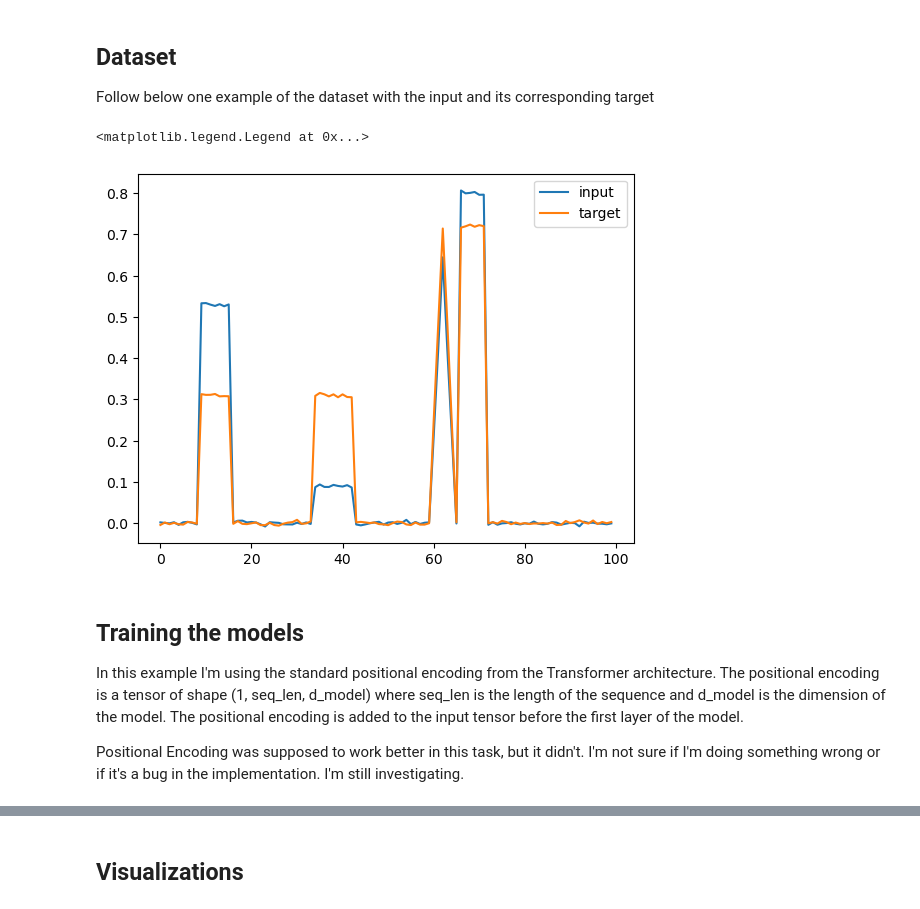
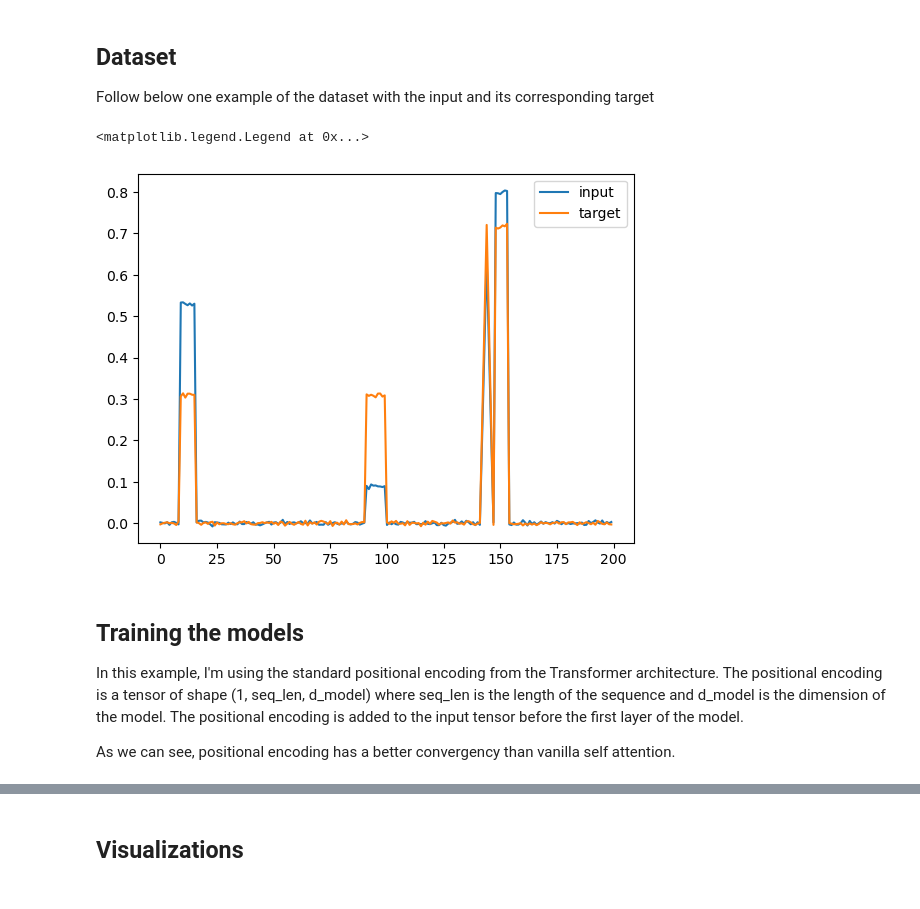
Before and after one commit to tiagofrepereira2012/attention_intuition, a Jupyter notebook: 2.attention_positioning_encoding.ipynb, the cells around one changed output, grey strips where cells are left out. Saved outputs shown, nothing was run; the diff lists cells and outputs as text; code cells hidden in the pictures.

```diff
--- a/2.attention_positioning_encoding.ipynb
+++ b/2.attention_positioning_encoding.ipynb
@@ -17,12 +17,13 @@ import numpy as np
 from dataclasses import dataclass
 import torch
 import torch.nn as nn
+import torch.nn.functional as F
 from torch.utils.data import Dataset
 import matplotlib.pyplot as plt
 
 # Please, set the device according to your setup
 DEVICE = "cuda"
-SIZE = 100
+SIZE = 200
 
 np.random.seed(39)
 
@@ -63,7 +64,7 @@ class ShapeLog:
     height: int
 
 
-def generate_pair(size: int = 100, max_height: int = 50, noise_std: float = 0.3, num_shapes:int = 4, with_pe: bool = False, positional_encoding_fn = positional_encoding):
+def generate_pair(size: int = 100, max_height: int = 50, noise_std: float = 0.3, num_shapes:int = 4, positional_encoding_fn = positional_encoding):
     """
     Generate a pair of images. One with the randomly generated sequence of triangles and/or rectangles
     and the other one with the average hights of the shapes in the first image.
@@ -177,63 +178,62 @@ def generate_pair(size: int = 100, max_height: int = 50, noise_std: float = 0.3,
     input = norm_height(input, max_height)
     target = norm_height(target, max_height)
 
-    if with_pe:
-        # Creating the absolute position encoding
-        pe = positional_encoding_fn(size, 1).T[0]
-        input += pe
-        target += pe
+
+    # Creating the absolute position encoding
+    pe = positional_encoding_fn(size, 1).T[0]
 
 
     input = np.expand_dims(input, axis=0).astype(np.float32)
+    pe = np.expand_dims(pe, axis=0).astype(np.float32)
     target = np.expand_dims(target, axis=0).astype(np.float32)
 
-    return input, target
+    return input, target, pe
 
 
 
 class ShapeDataset(Dataset):
-    def __init__(self, max_samples=1000, size=100, max_height=50, noise_std=0.3, with_pe=False, positional_encoding_fn=positional_encoding):
+    def __init__(self, max_samples=1000, size=100, max_height=50, noise_std=0.3, positional_encoding_fn=positional_encoding_simple):
         """
         Shape dataset.
         It generates a pair of images. One with the randomly generated sequence of triangles and/or rectangles
         and the other one with the average hights of the shapes in the first image.
 
         Args:
             max_samples: The number of samples to generate
             size: The size of the image on the x axis
             max_hight: The maximum hight of the shapes
             noise_std: The standard deviation of the noise to add to the images
 
         """
-        self.images = [generate_pair(size=size, max_height=max_height, noise_std=noise_std, with_pe=with_pe, positional_encoding_fn=positional_encoding_fn) for _ in range(max_samples)]
+        self.images = [generate_pair(size=size, max_height=max_height, noise_std=noise_std, positional_encoding_fn=positional_encoding_fn) for _ in range(max_samples)]
 
     def __len__(self):
         return len(self.images)
 
     def __getitem__(self, idx):
-        return self.images[idx][0], self.images[idx][1]
+        return self.images[idx][0], self.images[idx][1], self.images[idx][2]
 
 
 
 positional_encoding_fn = positional_encoding_simple
 #positional_encoding_fn = positional_encoding
-original, target = generate_pair(with_pe=True, max_height=100, size=SIZE, positional_encoding_fn=positional_encoding_fn)
+original, target, pe = generate_pair(max_height=100, size=SIZE, positional_encoding_fn=positional_encoding_fn)
 
 # Plotting the dataset
 fig = plt.figure()
-pe = positional_encoding_fn(SIZE, 1).T[0]
-plt.plot(range(len(original[0])), original[0]-pe, label="input")
-plt.plot(range(len(target[0])), target[0]-pe, label="target")
+#pe = positional_encoding_fn(SIZE, 1).T[0]
+plt.plot(range(len(original[0])), original[0], label="input")
+plt.plot(range(len(target[0])), target[0], label="target")
 plt.legend()
 # %% [output]
 <matplotlib.legend.Legend at 0x...>
-[figure, old version]
+[figure, new version]
 # %% [markdown]
 ## Training the models
 
-In this example I'm using the standard positional encoding from the Transformer architecture. The positional encoding is a tensor of shape (1, seq_len, d_model) where seq_len is the length of the sequence and d_model is the dimension of the model. The positional encoding is added to the input tensor before the first layer of the model.
+In this example, I'm using the standard positional encoding from the Transformer architecture. The positional encoding is a tensor of shape (1, seq_len, d_model) where seq_len is the length of the sequence and d_model is the dimension of the model. The positional encoding is added to the input tensor before the first layer of the model.
 
-Positional Encoding was supposed to work better in this task, but it didn't. I'm not sure if I'm doing something wrong or if it's a bug in the implementation. I'm still investigating.
+As we can see, positional encoding has a better convergency than vanilla self attention.
 # %%
 # Implementation of the self attention layer
 class SelfAttentionLayer(nn.Module):
```
Also changed, not shown: parts of 2 cells of this notebook, 1 other file.
